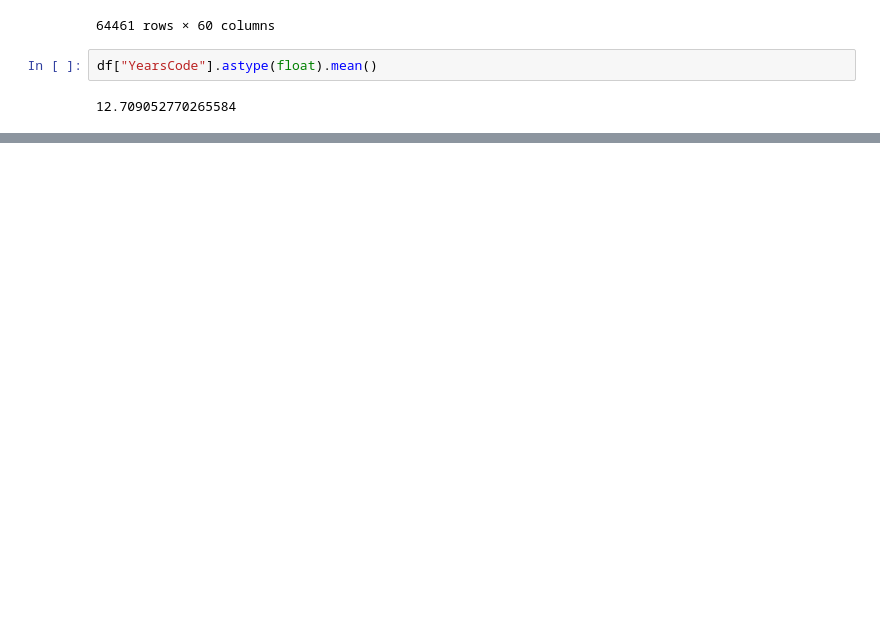
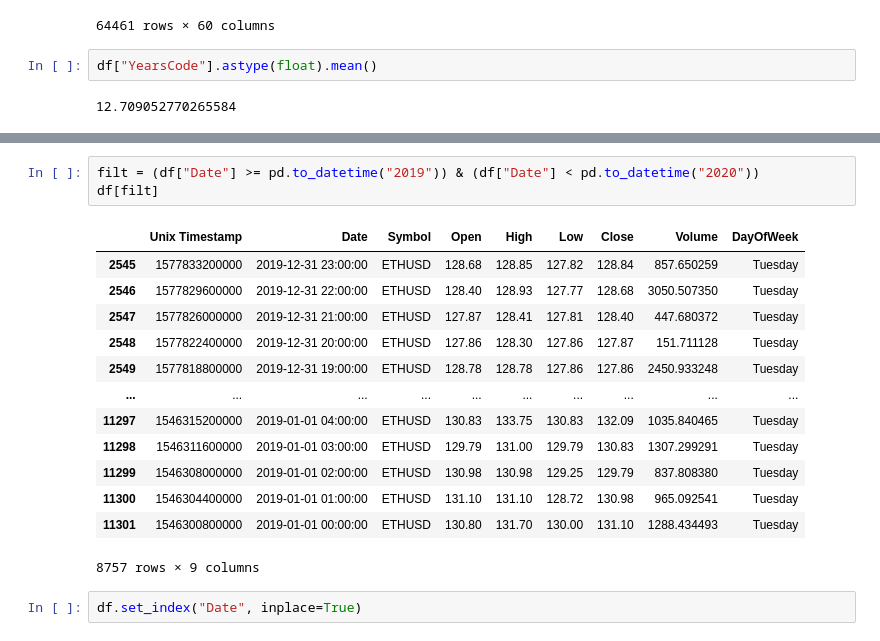
Before and after one commit to yonycherkos/data_analysis, a Jupyter notebook: pandas/Pandas Tutorials.ipynb, the cells around one changed output, grey strips where cells are left out. Drawn from its saved outputs; the diff is of its cells as text; blank space fills up the shorter version.

```diff
--- a/pandas/Pandas Tutorials.ipynb
+++ b/pandas/Pandas Tutorials.ipynb
@@ -626,0 +694,19 @@ df["YearsCode"].astype(float).mean()
+# %%
+filt = (df["Date"] >= pd.to_datetime("2019")) & (df["Date"] < pd.to_datetime("2020"))
+df[filt]
+# %% [output]
+|  | Unix Timestamp | Date | Symbol | Open | High | Low | Close | Volume | DayOfWeek |
+| 2545 | 1577833200000 | 2019-12-31 23:00:00 | ETHUSD | 128.68 | 128.85 | 127.82 | 128.84 | 857.650259 | Tuesday |
+| 2546 | 1577829600000 | 2019-12-31 22:00:00 | ETHUSD | 128.40 | 128.93 | 127.77 | 128.68 | 3050.507350 | Tuesday |
+| 2547 | 1577826000000 | 2019-12-31 21:00:00 | ETHUSD | 127.87 | 128.41 | 127.81 | 128.40 | 447.680372 | Tuesday |
+| 2548 | 1577822400000 | 2019-12-31 20:00:00 | ETHUSD | 127.86 | 128.30 | 127.86 | 127.87 | 151.711128 | Tuesday |
+| 2549 | 1577818800000 | 2019-12-31 19:00:00 | ETHUSD | 128.78 | 128.78 | 127.86 | 127.86 | 2450.933248 | Tuesday |
+| ... | ... | ... | ... | ... | ... | ... | ... | ... | ... |
+| 11297 | 1546315200000 | 2019-01-01 04:00:00 | ETHUSD | 130.83 | 133.75 | 130.83 | 132.09 | 1035.840465 | Tuesday |
+| 11298 | 1546311600000 | 2019-01-01 03:00:00 | ETHUSD | 129.79 | 131.00 | 129.79 | 130.83 | 1307.299291 | Tuesday |
+| 11299 | 1546308000000 | 2019-01-01 02:00:00 | ETHUSD | 130.98 | 130.98 | 129.25 | 129.79 | 837.808380 | Tuesday |
+| 11300 | 1546304400000 | 2019-01-01 01:00:00 | ETHUSD | 131.10 | 131.10 | 128.72 | 130.98 | 965.092541 | Tuesday |
+| 11301 | 1546300800000 | 2019-01-01 00:00:00 | ETHUSD | 130.80 | 131.70 | 130.00 | 131.10 | 1288.434493 | Tuesday |
+8757 rows × 9 columns
+# %%
+df.set_index("Date", inplace=True)
```
Also changed, not shown: parts of 28 cells of this notebook, 1 other file.
